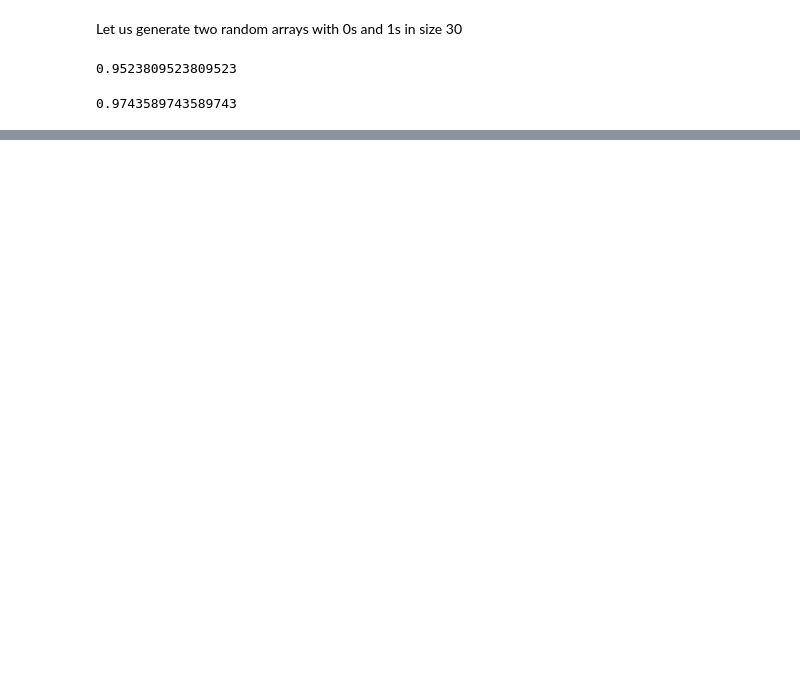
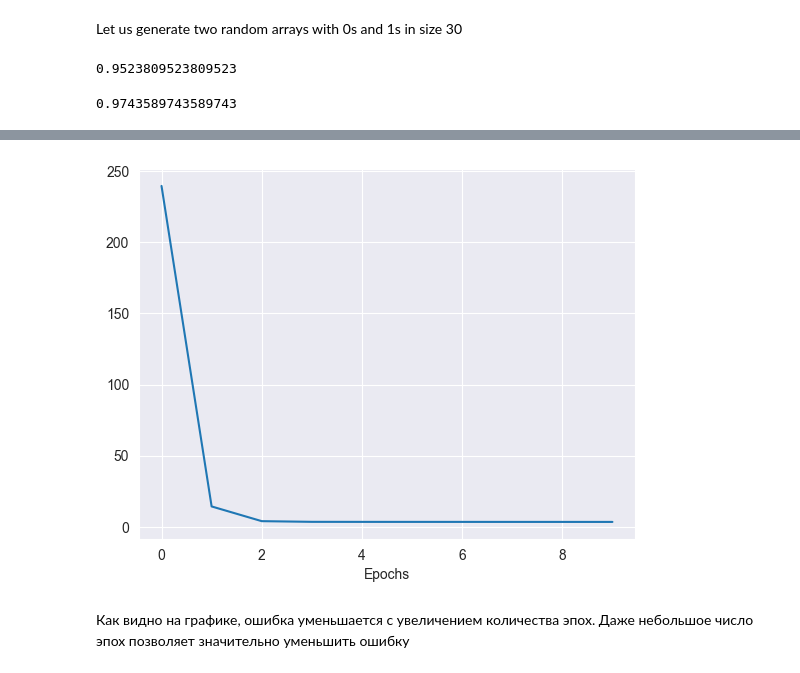
Before and after one commit to Ilja-R/TMSds, a Jupyter notebook: lesson15/hw15.ipynb, the cells around one changed output, grey strips where cells are left out. Saved outputs shown, nothing was run; the diff lists cells and outputs as text; code cells hidden in the pictures; blank space fills up the shorter version.

```diff
--- a/lesson15/hw15.ipynb
+++ b/lesson15/hw15.ipynb
@@ -100,0 +162,18 @@ f1_score_false
+# %%
+def build_error_chart(X, y, learning_rate=0.01, epochs=1000):
+    n = len(X)
+    w0 = 0
+    w1 = 0
+
+    error_array = []
+
+    for _ in range(epochs):
+        y_pred = w0 + w1 * X
+        dw0 = (-2 / n) * sum(y - y_pred)
+        dw1 = (-2 / n) * sum(X * (y - y_pred))
+
+        w0 -= learning_rate * dw0
+        w1 -= learning_rate * dw1
+        error_array.append(mean_squared_error(y, y_pred))
+
+    return error_array
@@ -100,0 +194,8 @@ f1_score_false
+# %%
+plt.plot(range(10), build_error_chart(X, y, epochs=10))
+plt.xlabel('Epochs')
+plt.show()
+# %% [output]
+[figure, added]
+# %% [markdown]
+Как видно на графике, ошибка уменьшается с увеличением количества эпох. Даже небольшое число эпох позволяет значительно уменьшить ошибку
```
Also changed, not shown: parts of 19 cells of this notebook, 3 other files.
